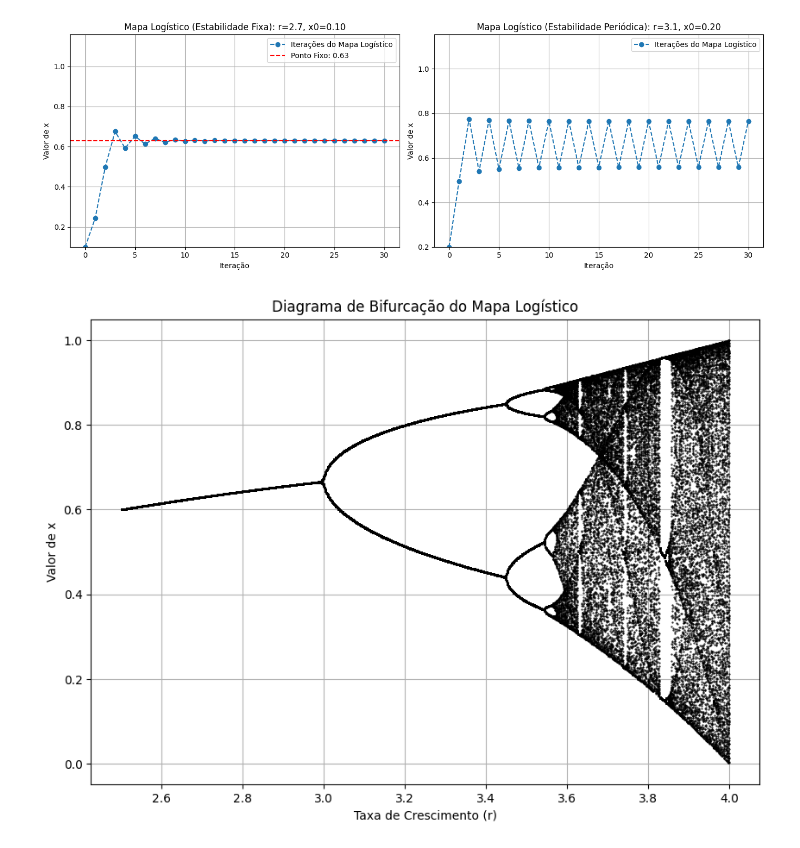
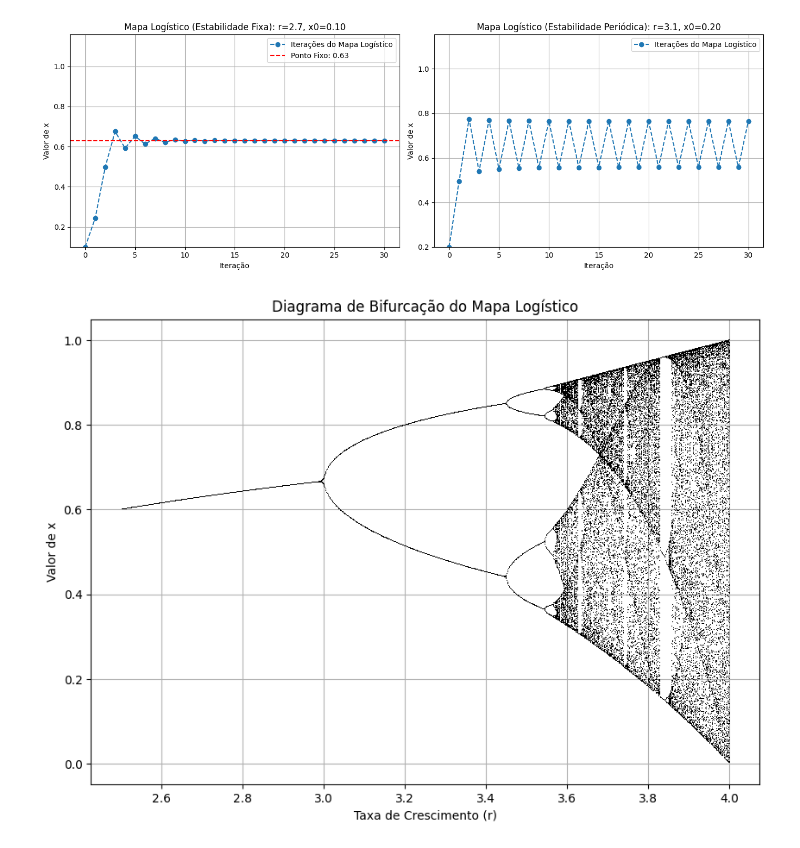
Before and after one commit to ezequiel14carvalho/modelin-and-simulation, a Jupyter notebook: mapaLogistico.ipynb, the cells around one changed output. Saved outputs shown, nothing was run; the diff lists cells and outputs as text; code cells hidden in the pictures.

```diff
--- a/mapaLogistico.ipynb
+++ b/mapaLogistico.ipynb
@@ -30,32 +30,32 @@ ax[0].legend()
 
 ax[1].plot(resultados[1], marker='o', linestyle='--', label='Iterações do Mapa Logístico')
 ax[1].set_title(f'Mapa Logístico (Estabilidade Periódica): r={r[1]}, x0={resultados[1][0]:.2f}')
 ax[1].set_xlabel('Iteração')
 ax[1].set_ylabel('Valor de x')
 ax[1].set_ylim(x_fix[1] - x_max_distance[1], x_fix[1] + x_max_distance[1])
 ax[1].grid()
 ax[1].legend()
 
 plt.tight_layout()
 plt.show()
 
 #Teste 2: Diagrama de bifurcação
 r_values = np.linspace(2.5, 4.0, 1000)
 x0 = 0.1
 N = 500
 trasiente = 400
 plt.figure(figsize=(10, 7))
 
 for r in r_values:
     resultados = mapa_logistico(r, x0, N)
     estavel = resultados[trasiente:]
     r_plot = [r] * len(estavel)
-    plt.plot(r_plot, estavel, marker='o', linestyle='', color='black', markersize=0.5)
+    plt.plot(r_plot, estavel, marker=',', linestyle='', color='black', markersize=0.5)
 plt.title('Diagrama de Bifurcação do Mapa Logístico')
 plt.xlabel('Taxa de Crescimento (r)')
 plt.ylabel('Valor de x')
 plt.grid()
 plt.show()
 # %% [output]
 [figure]
-[figure, old version]
+[figure, new version]
```
